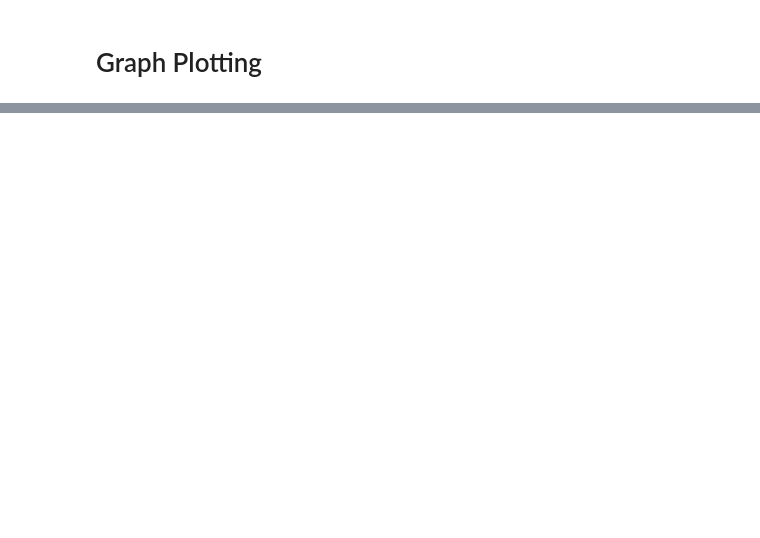
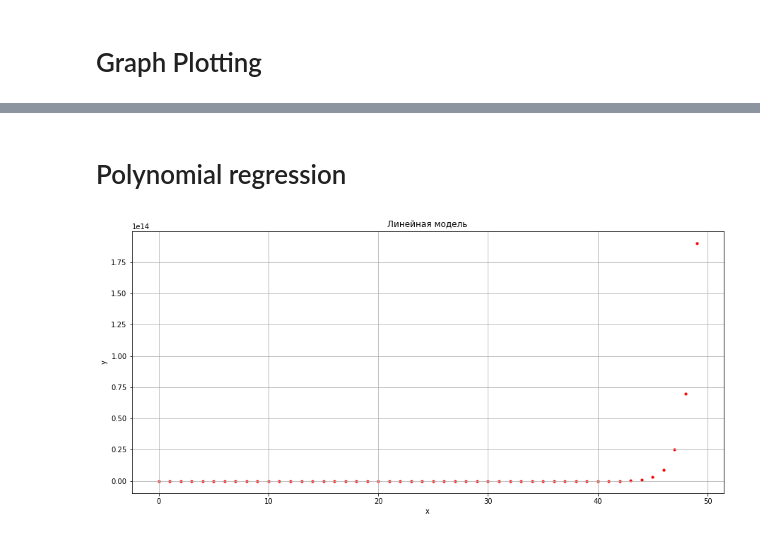
Before and after one commit to NastiyaM/Linear-regression, a Jupyter notebook: Untitled.ipynb, the cells around one changed output, grey strips where cells are left out. Saved outputs shown, nothing was run; the diff lists cells and outputs as text; code cells hidden in the pictures; blank space fills up the shorter version.

```diff
--- a/Untitled.ipynb
+++ b/Untitled.ipynb
@@ -315,0 +305,2 @@ pylab.show()
+# %% [markdown]
+# Polynomial regression
@@ -315,0 +312,14 @@ pylab.show()
+# %%
+x = np.arange(50)
+y = x**3 - x**5 - x**7  + x - np.sin(x)**2 + np.exp(x)/10000000+ 10
+# %%
+plt.figure(figsize=(15, 15))
+plt.subplot(2, 1, 1)
+plt.title("Линейная модель") # заголовок
+plt.xlabel("x") # ось абсцисс
+plt.ylabel("y") # ось ординат
+plt.grid()
+plt.scatter(x, y, color='red', s=10)
+plt.show()
+# %% [output]
+[figure, added]
```
Also changed, not shown: parts of 22 cells of this notebook, 1 other file.
